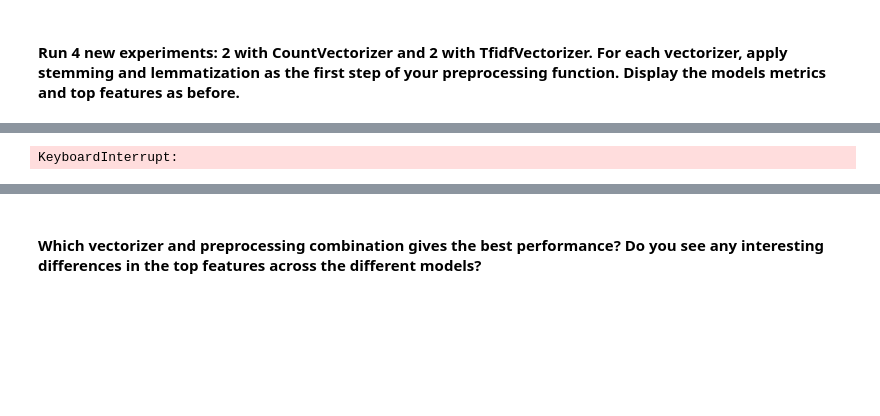
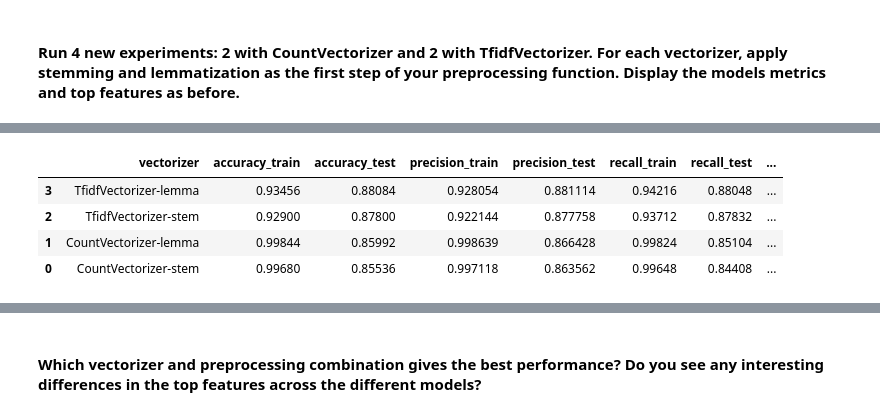
Before and after one commit to edgardlt03/ICO-Trabajos, a Jupyter notebook: 8_nlp_participacion.ipynb, the cells around one changed output, grey strips where cells are left out. Saved outputs shown, nothing was run; the diff lists cells and outputs as text; code cells hidden in the pictures; blank space fills up the shorter version.

```diff
--- a/8_nlp_participacion.ipynb
+++ b/8_nlp_participacion.ipynb
@@ -450,24 +468,53 @@ def lemmatize_text(text):
+# %%
+
+def run_experiment_preprocessed(train_text, test_text, vectorizer):
+    x_train_vec = vectorizer.fit_transform(train_text)
+    y_train = train_exp_df['sentiment']
+
+    x_test_vec = vectorizer.transform(test_text)
+    y_test = test_exp_df['sentiment']
+
+    model = LogisticRegression(solver='liblinear', max_iter=1000, random_state=RANDOM_STATE)
+    model.fit(x_train_vec, y_train)
+    y_test_pred  = model.predict(x_test_vec)
+    y_train_pred = model.predict(x_train_vec)
+
+    metrics = {
+        'accuracy_train':  accuracy_score(y_train, y_train_pred),
+        'accuracy_test':   accuracy_score(y_test,  y_test_pred),
+        'precision_train': precision_score(y_train, y_train_pred),
+        'precision_test':  precision_score(y_test,  y_test_pred),
+        'recall_train':    recall_score(y_train, y_train_pred),
+        'recall_test':     recall_score(y_test,  y_test_pred),
+        'f1_train':        f1_score(y_train, y_train_pred),
+        'f1_test':         f1_score(y_test,  y_test_pred),
+    }
+    return model, vectorizer, metrics
 # %%
-# experimentos nuevos
+
 new_experiments = [
-    ('CountVectorizer-stem',  stem_text,       CountVectorizer(stop_words=stopwords, lowercase=True)),
-    ('CountVectorizer-lemma', lemmatize_text,  CountVectorizer(stop_words=stopwords, lowercase=True)),
-    ('TfidfVectorizer-stem',  stem_text,       TfidfVectorizer(stop_words=stopwords, lowercase=True)),
-    ('TfidfVectorizer-lemma', lemmatize_text,  TfidfVectorizer(stop_words=stopwords, lowercase=True)),
+    ('CountVectorizer-stem',  train_stem,  test_stem,  CountVectorizer(stop_words=stopwords, lowercase=True)),
+    ('CountVectorizer-lemma', train_lemma, test_lemma, CountVectorizer(stop_words=stopwords, lowercase=True)),
+    ('TfidfVectorizer-stem',  train_stem,  test_stem,  TfidfVectorizer(stop_words=stopwords, lowercase=True)),
+    ('TfidfVectorizer-lemma', train_lemma, test_lemma, TfidfVectorizer(stop_words=stopwords, lowercase=True)),
 ]
 
 new_results = []
 new_model_runs = []
 
-for exp_name, preprocess_fn, vectorizer in new_experiments:
-    model, fitted_vectorizer, metrics = run_experiment(vectorizer, preprocess_fn=preprocess_fn)
+for exp_name, tr_text, te_text, vectorizer in new_experiments:
+    model, fitted_vectorizer, metrics = run_experiment_preprocessed(tr_text, te_text, vectorizer)
     new_results.append({'vectorizer': exp_name, **metrics})
     new_model_runs.append({'name': exp_name, 'model': model, 'fitted_vectorizer': fitted_vectorizer})
 
 new_results_df = pd.DataFrame(new_results).sort_values('accuracy_test', ascending=False)
 new_results_df
 # %% [output]
-KeyboardInterrupt:
+|  | vectorizer | accuracy_train | accuracy_test | precision_train | precision_test | recall_train | recall_test | ... |
+| 3 | TfidfVectorizer-lemma | 0.93456 | 0.88084 | 0.928054 | 0.881114 | 0.94216 | 0.88048 | ... |
+| 2 | TfidfVectorizer-stem | 0.92900 | 0.87800 | 0.922144 | 0.877758 | 0.93712 | 0.87832 | ... |
+| 1 | CountVectorizer-lemma | 0.99844 | 0.85992 | 0.998639 | 0.866428 | 0.99824 | 0.85104 | ... |
+| 0 | CountVectorizer-stem | 0.99680 | 0.85536 | 0.997118 | 0.863562 | 0.99648 | 0.84408 | ... |
 # %%
 # top features
 print('Top 10 palabras positivas — nuevos experimentos')
```
Also changed, not shown: parts of 3 cells of this notebook.
